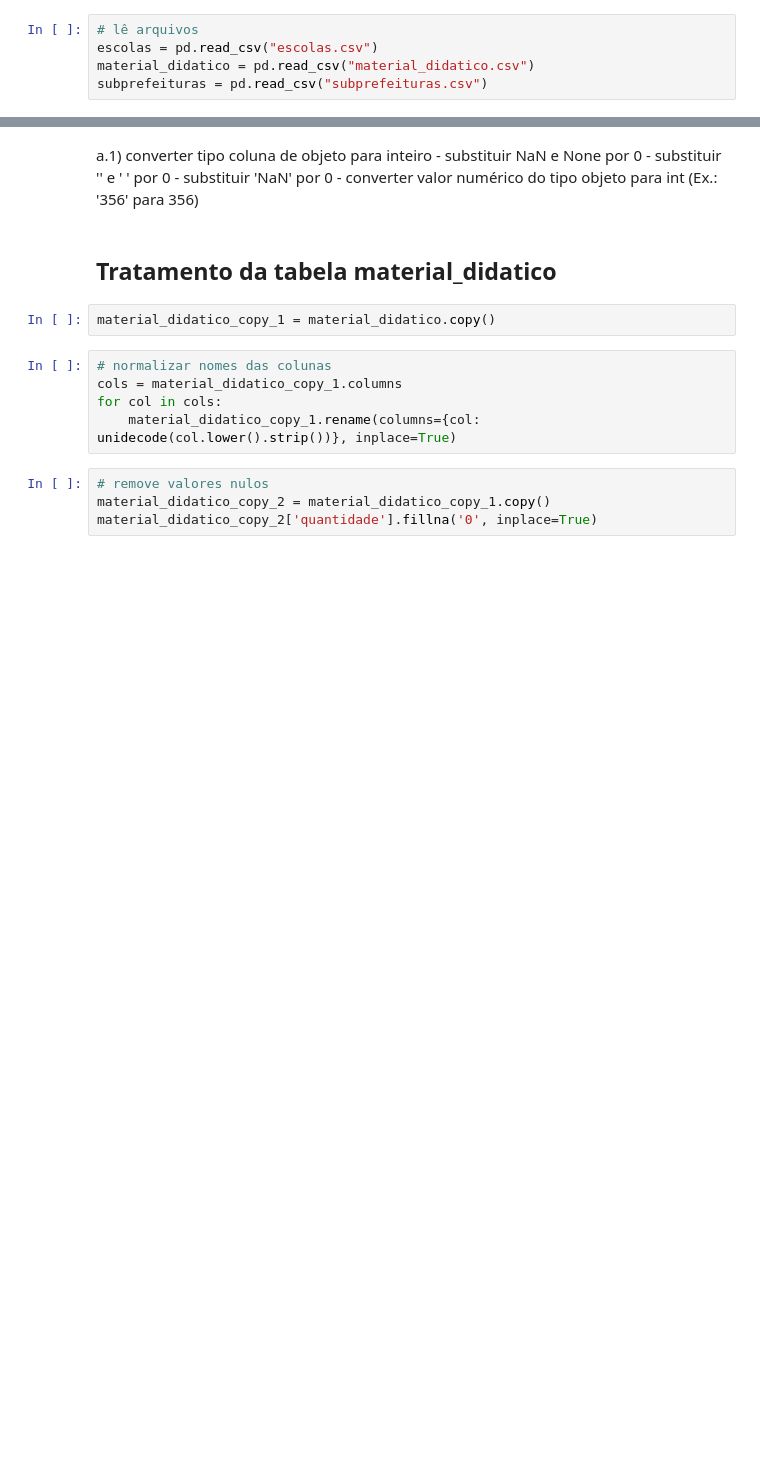
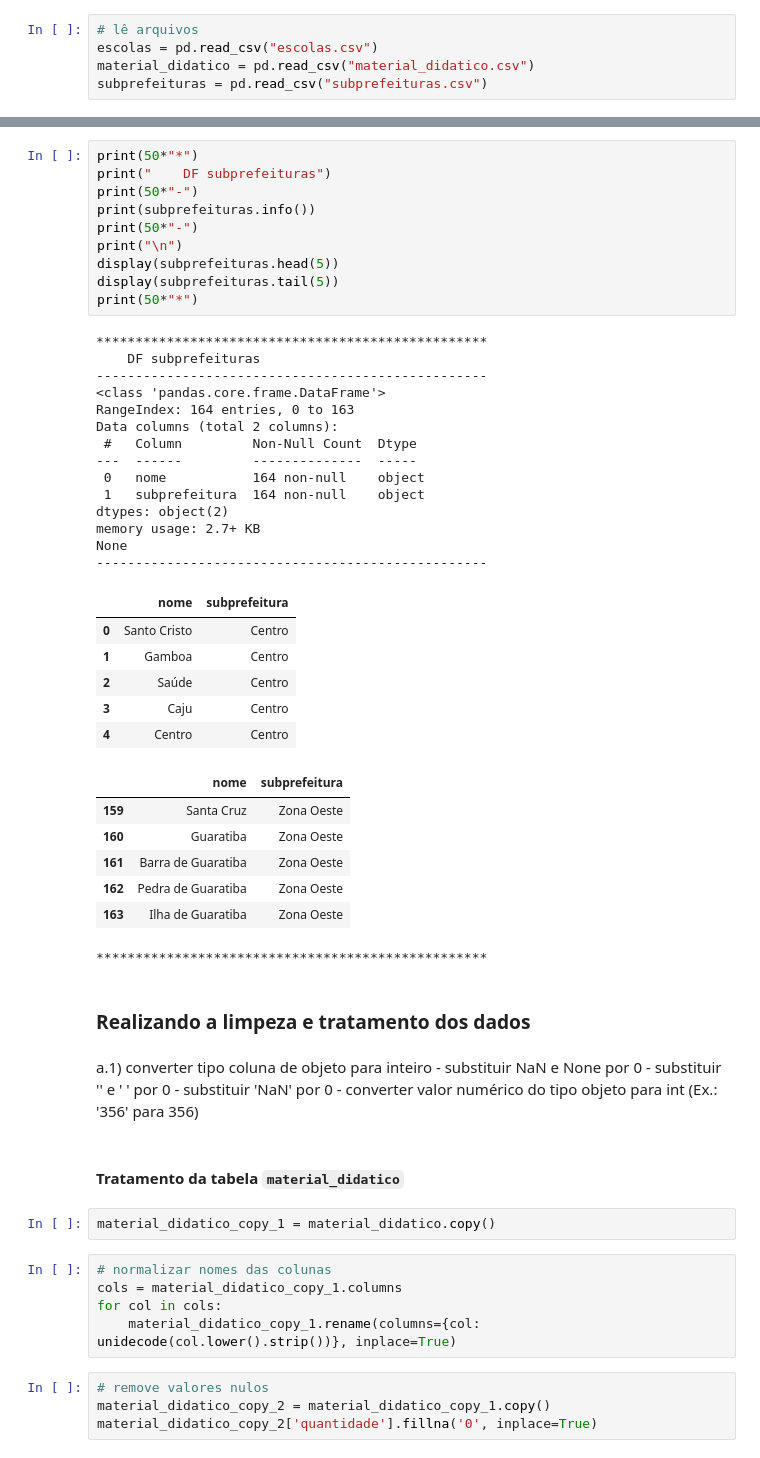
Before and after one commit to wpfaltz/Projeto_Pandas_Numpy, a Jupyter notebook: proj_final.ipynb, the cells around one changed output, grey strips where cells are left out. Cells and saved outputs as stored; diff of their text form; blank space fills up the shorter version.

````diff
--- a/proj_final.ipynb
+++ b/proj_final.ipynb
@@ -22,3 +96,43 @@ memory usage: 2.5+ KB
+# %%
+print(50*"*")
+print("    DF subprefeituras")
+print(50*"-")
+print(subprefeituras.info())
+print(50*"-")
+print("\n")
+display(subprefeituras.head(5))
+display(subprefeituras.tail(5))
+print(50*"*")
+# %% [output]
+**************************************************
+    DF subprefeituras
+--------------------------------------------------
+<class 'pandas.core.frame.DataFrame'>
+RangeIndex: 164 entries, 0 to 163
+Data columns (total 2 columns):
+ #   Column         Non-Null Count  Dtype
+---  ------         --------------  -----
+ 0   nome           164 non-null    object
+ 1   subprefeitura  164 non-null    object
+dtypes: object(2)
+memory usage: 2.7+ KB
+None
+--------------------------------------------------
+|  | nome | subprefeitura |
+| 0 | Santo Cristo | Centro |
+| 1 | Gamboa | Centro |
+| 2 | Saúde | Centro |
+| 3 | Caju | Centro |
+| 4 | Centro | Centro |
+|  | nome | subprefeitura |
+| 159 | Santa Cruz | Zona Oeste |
+| 160 | Guaratiba | Zona Oeste |
+| 161 | Barra de Guaratiba | Zona Oeste |
+| 162 | Pedra de Guaratiba | Zona Oeste |
+| 163 | Ilha de Guaratiba | Zona Oeste |
+**************************************************
+# %% [markdown]
+### Realizando a limpeza e tratamento dos dados
 # %% [markdown]
 a.1) converter tipo coluna de objeto para inteiro
     - substituir NaN e None por 0
@@ -26,7 +140,7 @@ a.1) converter tipo coluna de objeto para inteiro
     - substituir 'NaN' por 0
     - converter valor numérico do tipo objeto para int (Ex.: '356' para 356)
 # %% [markdown]
-## Tratamento da tabela material_didatico
+#### Tratamento da tabela ```material_didatico```
 # %%
 material_didatico_copy_1 = material_didatico.copy()
 # %%
````
Also changed, not shown: parts of 19 cells of this notebook.
